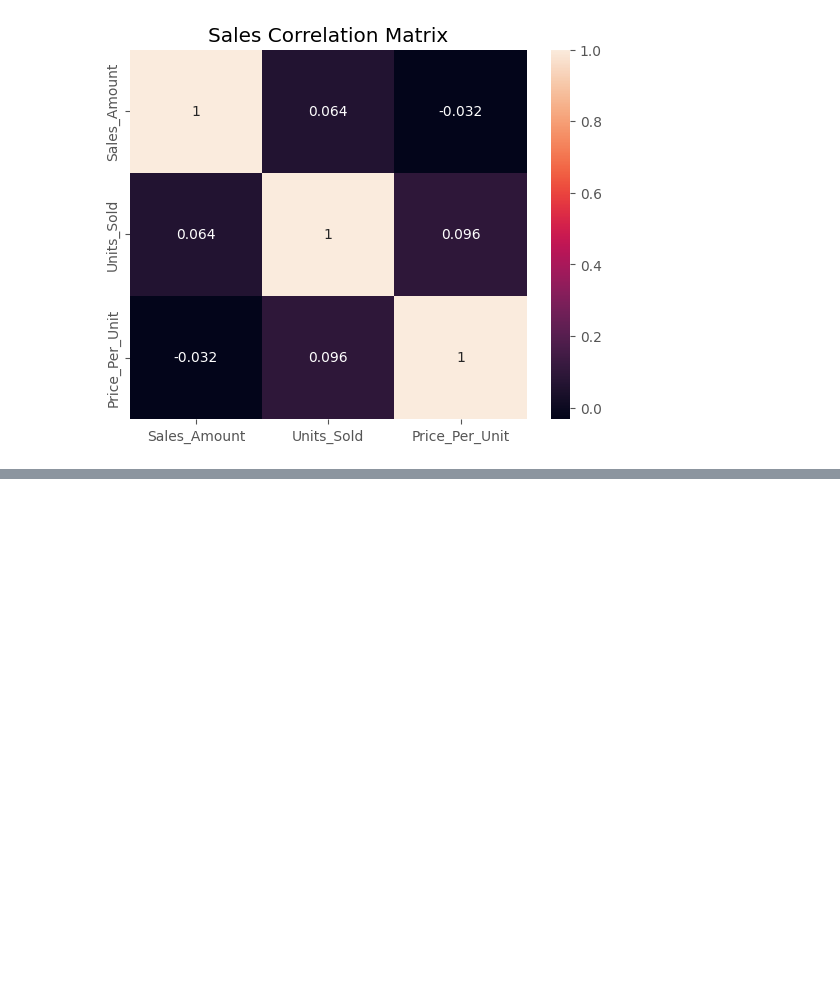
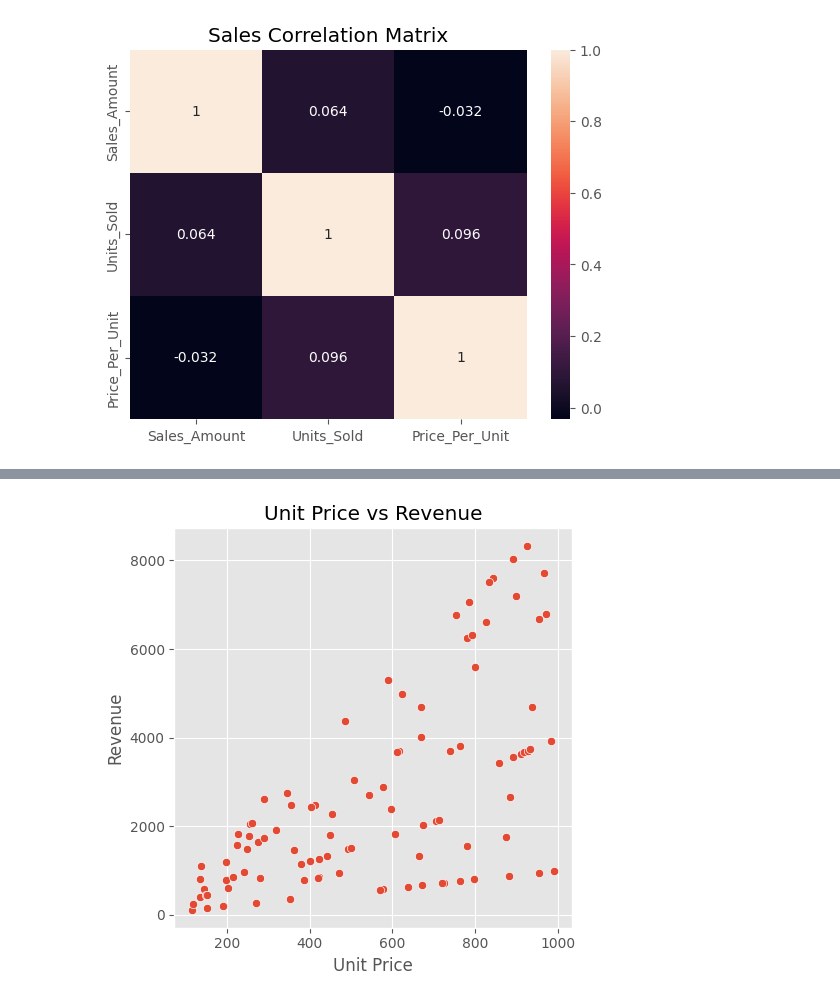
Before and after one commit to Babra455/EDA-Sales-, a Jupyter notebook: EDA.ipynb, the cells around one changed output, grey strips where cells are left out. Cells and saved outputs as stored; diff of their text form; code cells hidden in the pictures; blank space fills up the shorter version.

```diff
--- a/EDA.ipynb
+++ b/EDA.ipynb
@@ -294,0 +331,9 @@ plt.show()
+# %%
+plt.figure(figsize=(5, 5))
+sns.scatterplot(data=data, x='Price_Per_Unit', y='Revenue')
+plt.title('Unit Price vs Revenue')
+plt.xlabel('Unit Price')
+plt.ylabel('Revenue')
+plt.tight_layout()
+# %% [output]
+[figure, added]
```
Also changed, not shown: parts of 4 cells of this notebook.
